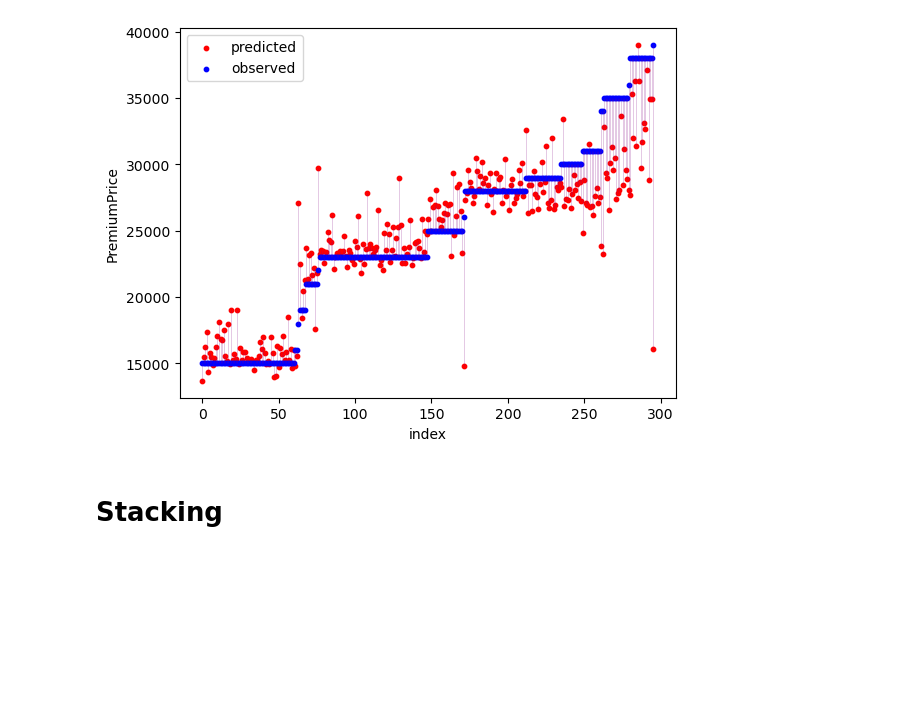
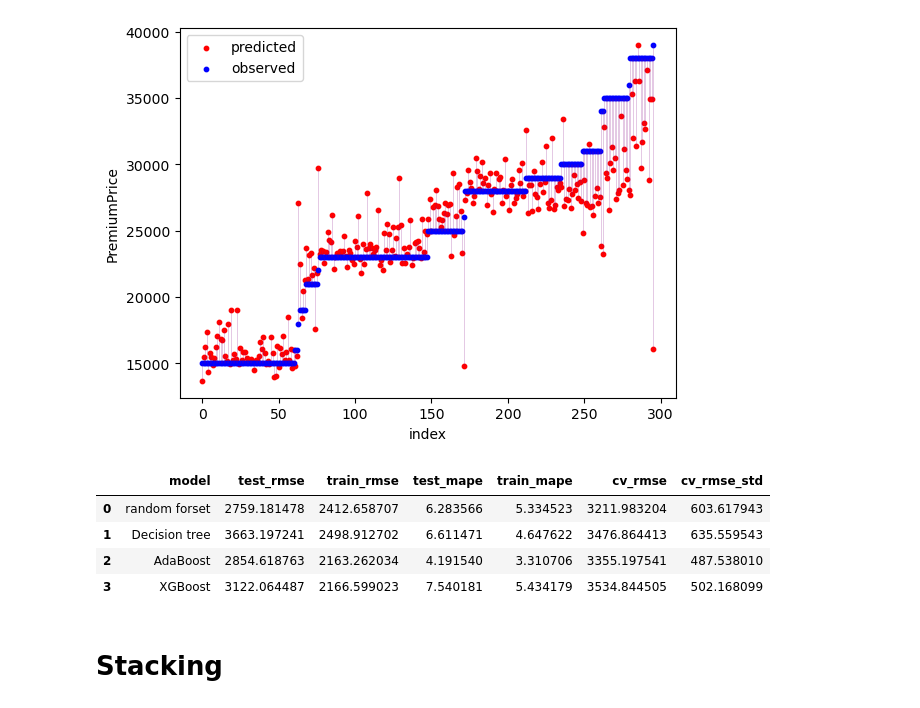
Before and after one commit to OverCat2000/ML_project, a Jupyter notebook: advanceAnalysis.ipynb, the cells around one changed output. Drawn from its saved outputs; the diff is of its cells as text; code cells hidden in the pictures; blank space fills up the shorter version.

Commit message:
summary

```diff
--- a/advanceAnalysis.ipynb
+++ b/advanceAnalysis.ipynb
@@ -598,7 +648,7 @@ AdaBoostRegressor(base_estimator=DecisionTreeRegressor(max_depth=6,
                                                        random_state=42),
                   learning_rate=0.0001, n_estimators=100, random_state=42)
 # %%
-model.fit(X_train, y_train)
+ada_boost.fit(X_train, y_train)
 # %% [output]
 AdaBoostRegressor(base_estimator=DecisionTreeRegressor(max_depth=6,
                                                        random_state=42),
@@ -644,3 +694,6 @@ Scores: [3592.16065306 3543.84695485 4099.6552954  2131.84860203 3304.76627416
  3484.00828493 3374.57624506 3201.80878288 3105.16632578 3714.13799221]
 Mean: 3355.1975410354157
 Standard deviation: 487.5380102310411
+# %%
+summary.loc[len(summary.index)] = eval(ada_boost, "AdaBoost")
+summary
@@ -652,9 +710,9 @@ import xgboost as xgb
 X_train = pipe1.fit_transform(x_train.copy())
 X_test = pipe1.fit_transform(x_test.copy())
 # %%
-model = xgb.XGBRegressor(max_depth=5, random_state=42, colsample_bytree=0.5, subsample=0.5, eta=0.1)
+xg_boost = xgb.XGBRegressor(max_depth=5, random_state=42, colsample_bytree=0.5, subsample=0.5, eta=0.1)
 # %%
-model.fit(X_train, y_train)
+xg_boost.fit(X_train, y_train)
 # %% [output]
 XGBRegressor(base_score=None, booster=None, callbacks=None,
              colsample_bylevel=None, colsample_bynode=None,
@@ -719,6 +777,15 @@ ax.legend()
 plt.show()
 # %% [output]
 [figure]
+# %%
+summary.loc[len(summary.index)] = eval(xg_boost, "XGBoost")
+summary
+# %% [output]
+|  | model | test_rmse | train_rmse | test_mape | train_mape | cv_rmse | cv_rmse_std |
+| 0 | random forset | 2759.181478 | 2412.658707 | 6.283566 | 5.334523 | 3211.983204 | 603.617943 |
+| 1 | Decision tree | 3663.197241 | 2498.912702 | 6.611471 | 4.647622 | 3476.864413 | 635.559543 |
+| 2 | AdaBoost | 2854.618763 | 2163.262034 | 4.191540 | 3.310706 | 3355.197541 | 487.538010 |
+| 3 | XGBoost | 3122.064487 | 2166.599023 | 7.540181 | 5.434179 | 3534.844505 | 502.168099 |
 # %% [markdown]
 # Stacking
 # %% [markdown]
```
Also changed, not shown: parts of 18 cells of this notebook.
